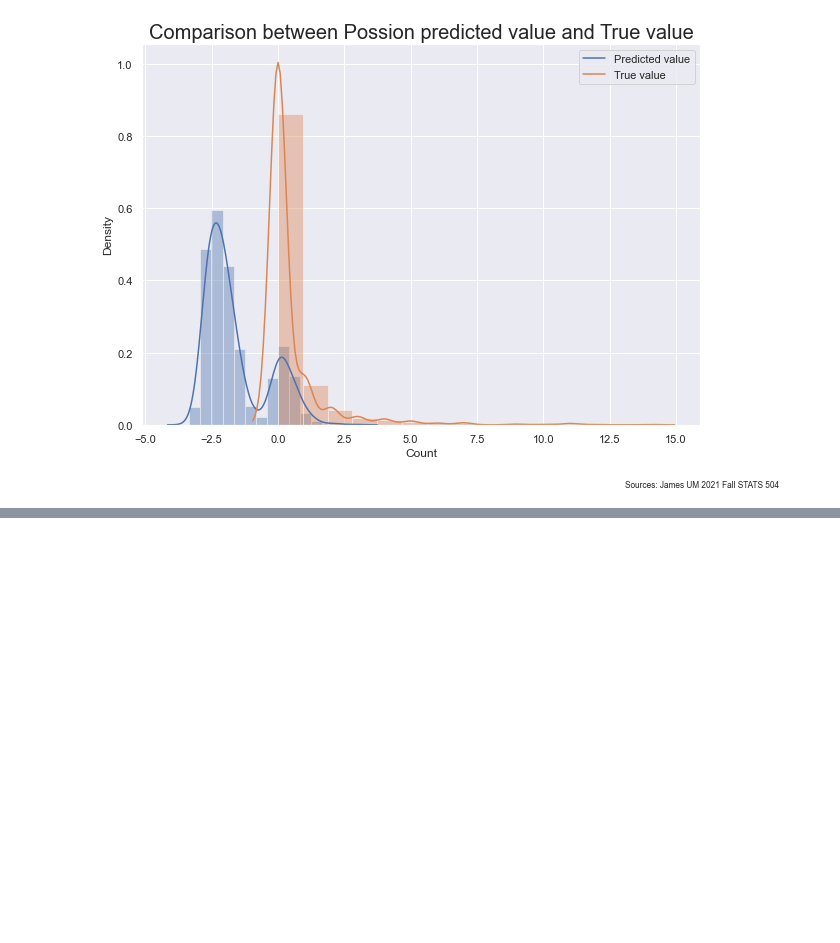
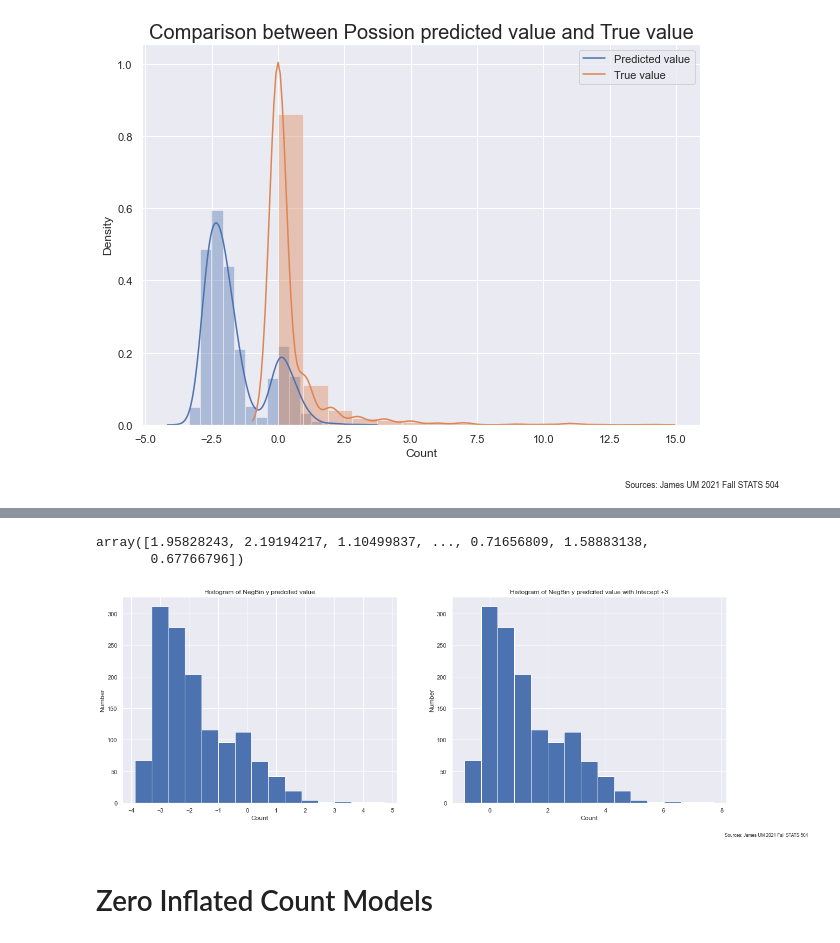
Before and after one commit to jamestang7/STATS504, a Jupyter notebook: stats504hw1.ipynb, the cells around one changed output, grey strips where cells are left out. Cells and saved outputs as stored; diff of their text form; code cells hidden in the pictures; blank space fills up the shorter version.

```diff
--- a/stats504hw1.ipynb
+++ b/stats504hw1.ipynb
@@ -349,0 +400,34 @@ Generalized Linear Model Regression Results
+# %%
+X = smf.negativebinomial(ps_formula, data=df).exog
+beta = np.array(nb_md.params)
+y_pred = beta @ X.T
+# %%
+y_pred +3
+# %% [output]
+array([1.95828243, 2.19194217, 1.10499837, ..., 0.71656809, 1.58883138,
+       0.67766796])
+# %%
+# plot
+plt.figure(figsize=(20,7))
+plt.subplot(1,2,1)
+plt.hist(y_pred,
+         15)
+plt.xlabel('Count')
+plt.ylabel('Number')
+plt.title('Histogram of {}'.format('NegBin y predcited value'))
+plt.xticks(np.arange(-4,6))
+plt.grid(True)
+plt.subplot(1,2,2)
+plt.hist(y_pred+3,
+         15)
+plt.xlabel('Count')
+plt.ylabel('Number')
+plt.title('Histogram of {}'.format('NegBin y predcited value with Intecept +3'))
+plt.grid(True)
+add_sourcing(plt, 'Sources: James UM 2021 Fall STATS 504')
+
+plt.show()
+# %% [output]
+[figure, added]
+# %% [markdown]
+# Zero Inflated Count Models
```
Also changed, not shown: parts of 8 cells of this notebook.
